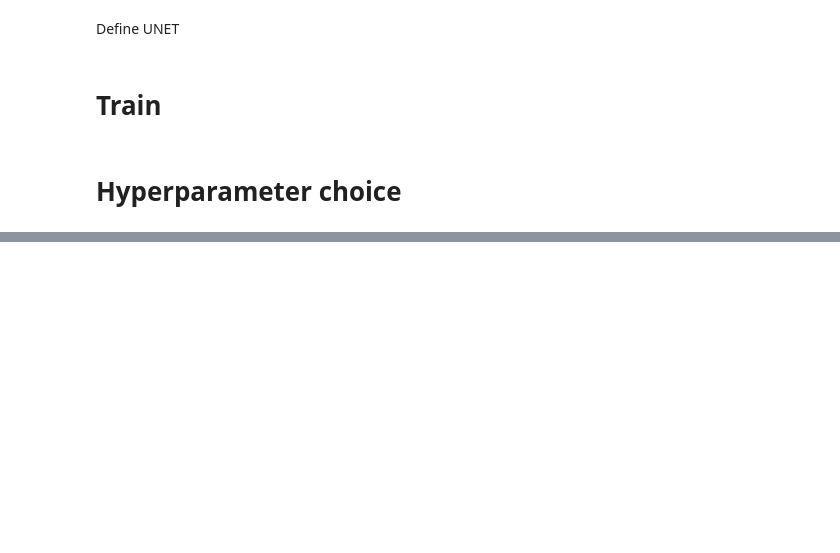
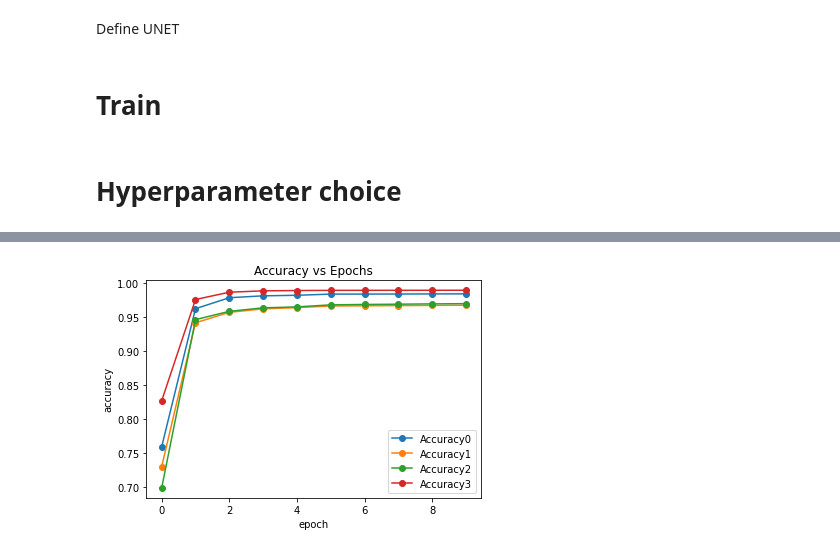
Before and after one commit to aim56009/AI-MA_project, a Jupyter notebook: Masterproject_final.ipynb, the cells around one changed output, grey strips where cells are left out. Saved outputs shown, nothing was run; the diff lists cells and outputs as text; code cells hidden in the pictures; blank space fills up the shorter version.

Commit message:
added plots

```diff
--- a/Masterproject_final.ipynb
+++ b/Masterproject_final.ipynb
@@ -363,6 +370,7 @@ def start_experiment(epochs, lr, hidden_dim, bs, momentum, rnn_depth, device, ce
 
         _, history = trainer(train_dataloader)
 
+
     else:
         # Divide train and validation set
         path_train, path_validation = sklearn.model_selection.train_test_split(PATH_TO_DATA, test_size=0.15, random_state=10,)
@@ -375,11 +383,13 @@ def start_experiment(epochs, lr, hidden_dim, bs, momentum, rnn_depth, device, ce
         val_dataloader = torch.utils.data.DataLoader(validation_dataset,batch_size=batch_size, shuffle=False, num_workers=workers, drop_last=True)
 
         _, history = trainer(train_dataloader, val_dataloader)
+
+    return history
 # %% [markdown]
 # Hyperparameter choice
 # %%
 model = MusicNetwork
-epochs = 2
+epochs = 10
 lr = 0.001  # was 0.01
 momentum = 0.9
 decay = 1e-4
@@ -392,7 +402,7 @@ optimizer = "Adam"
 learn_all = "False"      # change later to True to see if learning works
 network_type= "RNN"
 # %%
-start_experiment(epochs, lr, hidden_dim, bs, momentum, rnn_depth, device, cell_type, decay, network_type, learn_all)
+his = start_experiment(epochs, lr, hidden_dim, bs, momentum, rnn_depth, device, cell_type, decay, network_type, learn_all)
 # %% [output]
 Train and validation lenghts:  19 4
 Adjusting learning rate of group 0 to 1.0000e-03.
@@ -405 +423,16 @@ Train Loss: 3.0439805601208345, Train Accuracy_0 : 0.8064583497667495, Train Acc
 Adjusting learning rate of group 0 to 1.0000e-04.
+# %%
+import matplotlib.pyplot as plt
+
+plt.plot(his["val_accuracy_v0"],'-o')
+plt.plot(his["val_accuracy_v1"],'-o')
+plt.plot(his["val_accuracy_v2"],'-o')
+plt.plot(his["val_accuracy_v3"],'-o')
+plt.xlabel('epoch')
+plt.ylabel('accuracy')
+plt.legend(['Accuracy0','Accuracy1','Accuracy2','Accuracy3'])
+plt.title('Accuracy vs Epochs')
+
+plt.show()
+# %% [output]
+[figure, added]
```
Also changed, not shown: parts of 4 cells of this notebook.
